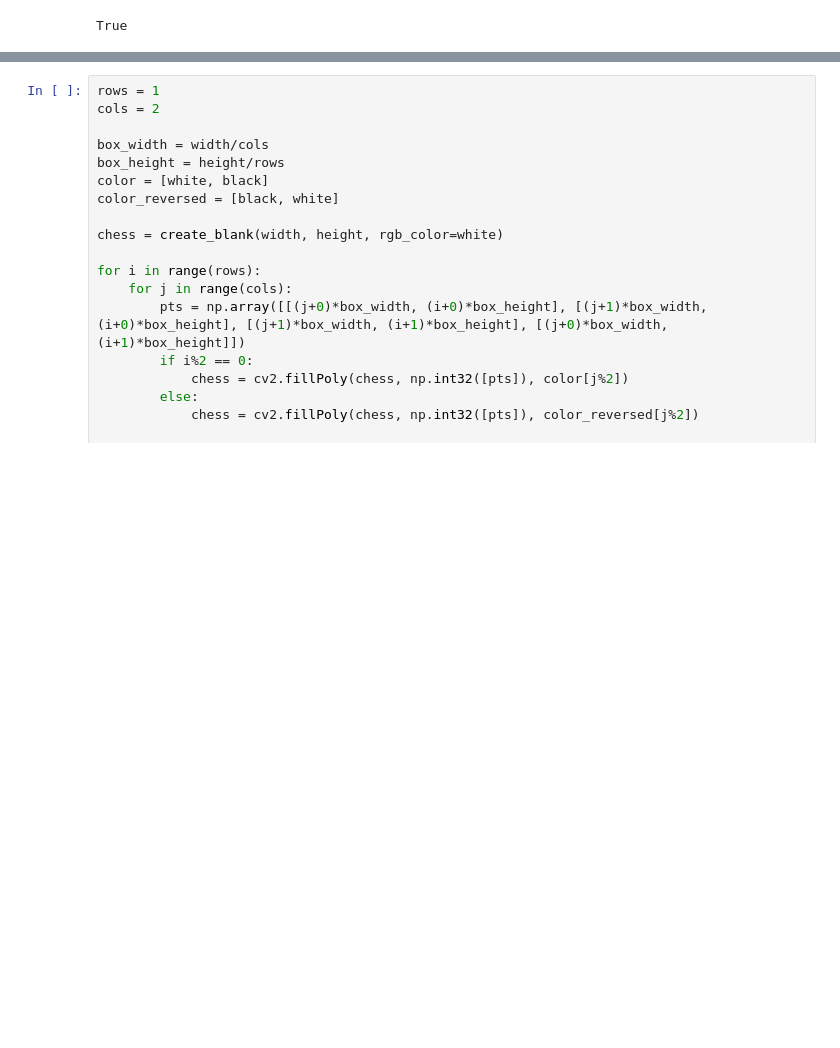
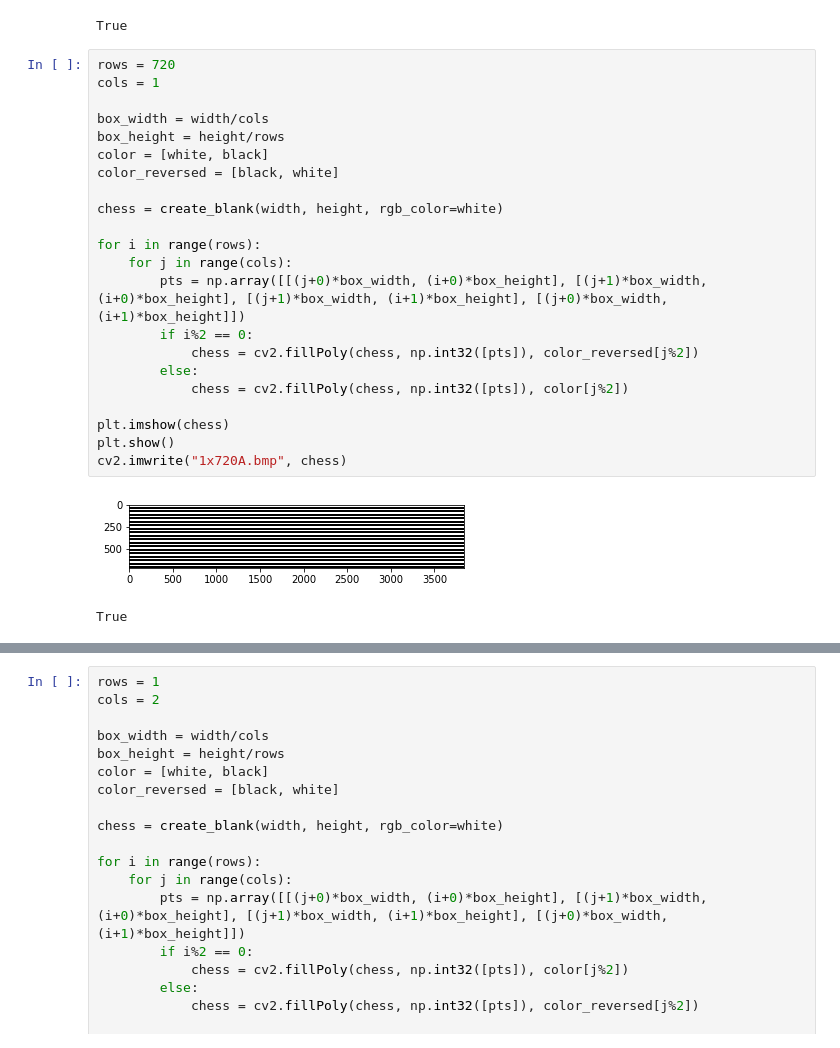
Before and after one commit to workingyifei/display-pattern-generator, a Jupyter notebook: SED test patterns.ipynb, the cells around one changed output, grey strips where cells are left out. Drawn from its saved outputs; the diff is of its cells as text; blank space fills up the shorter version.

```diff
--- a/SED test patterns.ipynb
+++ b/SED test patterns.ipynb
@@ -545,3 +545,28 @@ cv2.imwrite("1x2B.bmp", chess)
 # %% [output]
 [figure]
 True
+# %%
+rows = 720
+cols = 1
+
+box_width = width/cols
+box_height = height/rows
+color = [white, black]
+color_reversed = [black, white]
+
+chess = create_blank(width, height, rgb_color=white)
+
+for i in range(rows):
+    for j in range(cols):
+        pts = np.array([[(j+0)*box_width, (i+0)*box_height], [(j+1)*box_width, (i+0)*box_height], [(j+1)*box_width, (i+1)*box_height], [(j+0)*box_width, (i+1)*box_height]])
+        if i%2 == 0:
+            chess = cv2.fillPoly(chess, np.int32([pts]), color_reversed[j%2])
+        else:
+            chess = cv2.fillPoly(chess, np.int32([pts]), color[j%2])
+
+plt.imshow(chess)
+plt.show()
+cv2.imwrite("1x720A.bmp", chess)
+# %% [output]
+[figure, added]
+True
```
Also changed, not shown: parts of 2 cells of this notebook.
